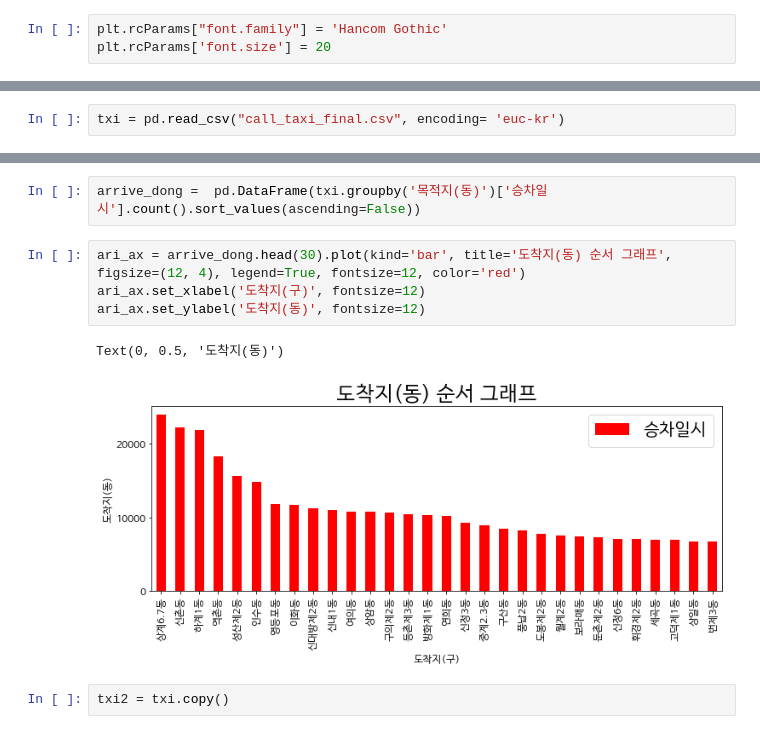
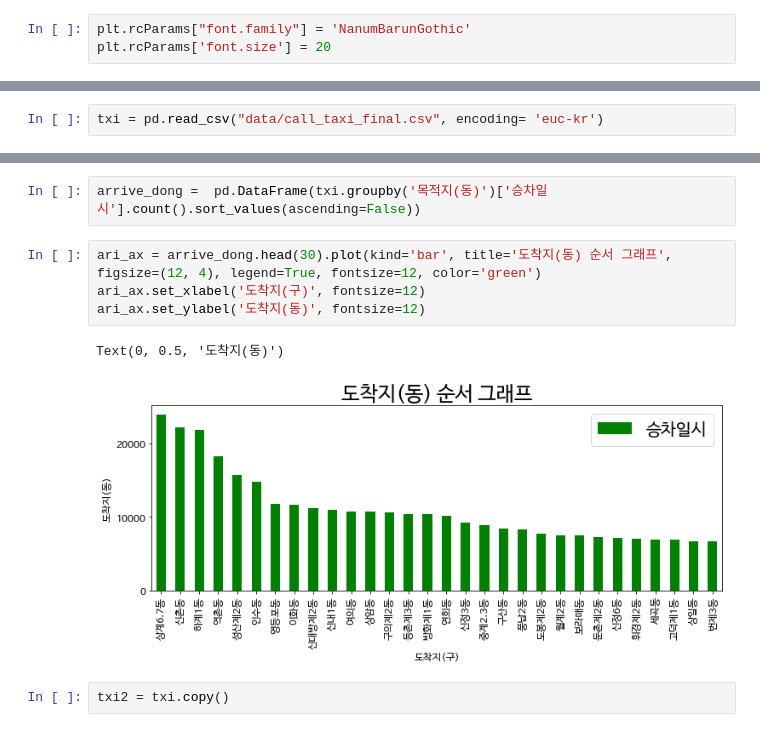
Before and after one commit to noc1992/Python_alone, a Jupyter notebook: alone/mini2_visualize.ipynb, the cells around one changed output, grey strips where cells are left out. Cells and saved outputs as stored; diff of their text form.

```diff
--- a/alone/mini2_visualize.ipynb
+++ b/alone/mini2_visualize.ipynb
@@ -33,5 +33,5 @@ import matplotlib.font_manager as fm
 # %%
-plt.rcParams["font.family"] = 'Hancom Gothic'
+plt.rcParams["font.family"] = 'NanumBarunGothic'
 plt.rcParams['font.size'] = 20
 # %% [markdown]
 # 데이터 읽기
@@ -40,7 +40,7 @@ print (os.getcwd())
 # %% [output]
 D:\Jupyther
 # %%
-txi = pd.read_csv("call_taxi_final.csv", encoding= 'euc-kr')
+txi = pd.read_csv("data/call_taxi_final.csv", encoding= 'euc-kr')
 # %%
 txi.head(10)
 # %% [output]
@@ -110,12 +110,12 @@ Text(0, 0.5, '도착지(동)')
 # %%
 arrive_dong =  pd.DataFrame(txi.groupby('목적지(동)')['승차일시'].count().sort_values(ascending=False))
 # %%
-ari_ax = arrive_dong.head(30).plot(kind='bar', title='도착지(동) 순서 그래프', figsize=(12, 4), legend=True, fontsize=12, color='red')
+ari_ax = arrive_dong.head(30).plot(kind='bar', title='도착지(동) 순서 그래프', figsize=(12, 4), legend=True, fontsize=12, color='green')
 ari_ax.set_xlabel('도착지(구)', fontsize=12)
 ari_ax.set_ylabel('도착지(동)', fontsize=12)
 # %% [output]
 Text(0, 0.5, '도착지(동)')
-[figure, old version]
+[figure, new version]
 # %%
 txi2 = txi.copy()
 # %%
```
Also changed, not shown: parts of 21 cells of this notebook.
